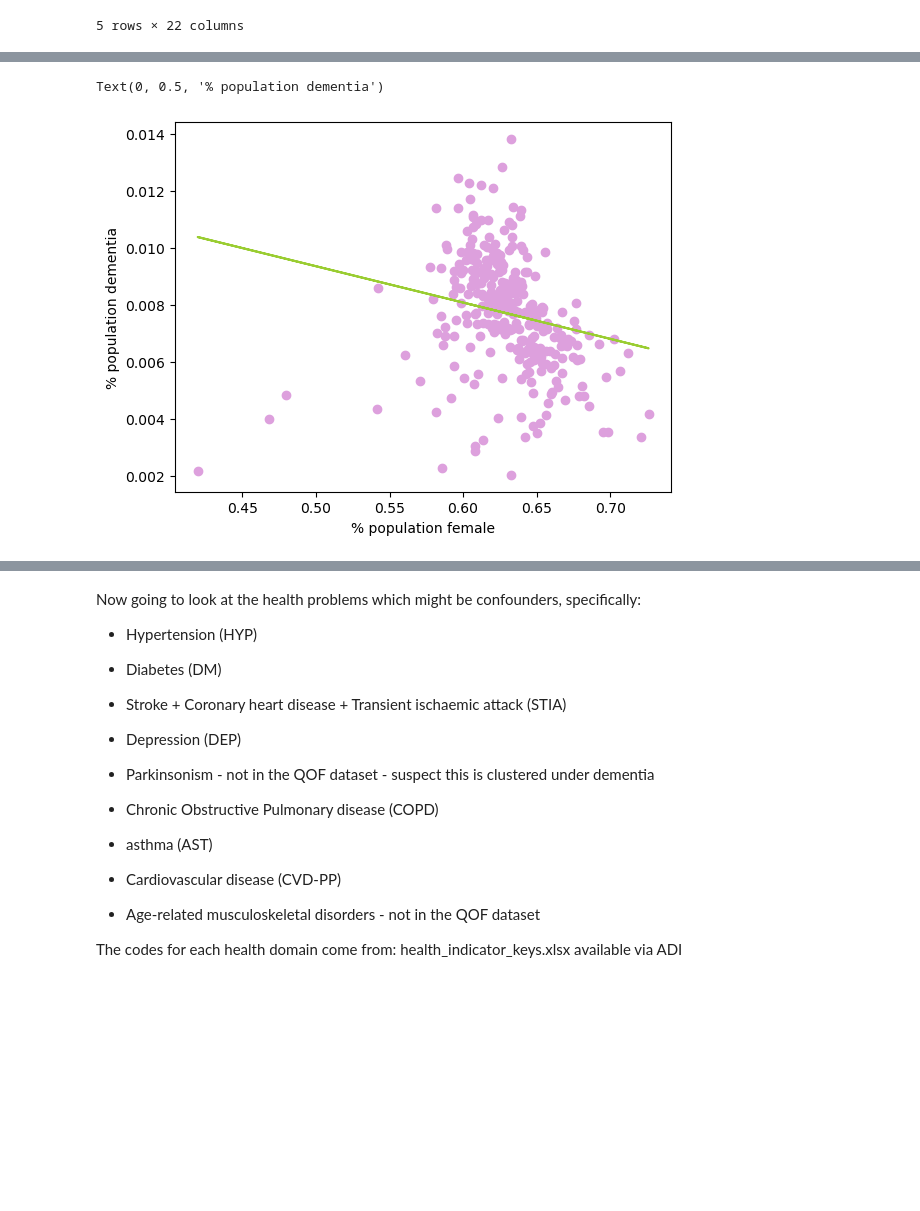
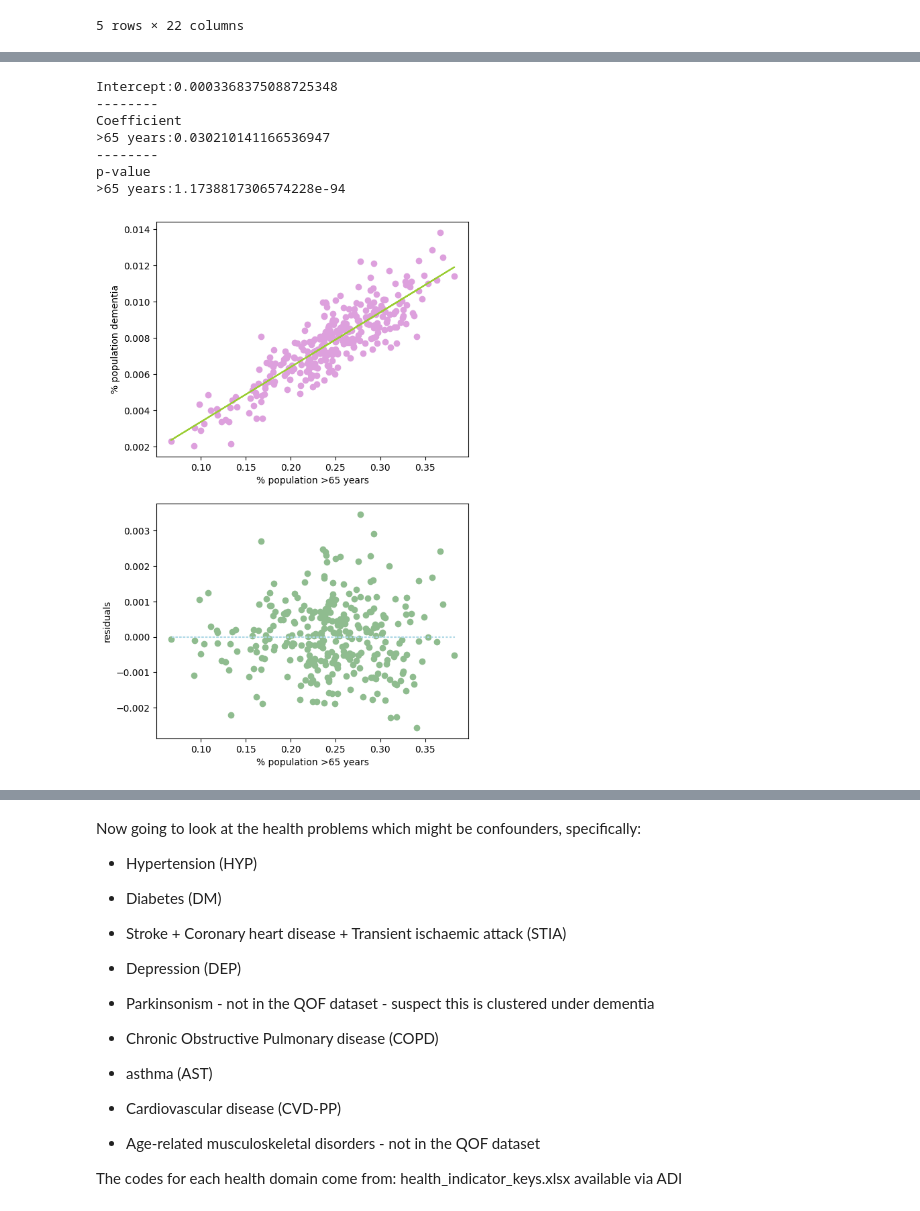
Before and after one commit to Bea-Taylor/DifDem_inequalities, a Jupyter notebook: nbs/core/03a_explore_datasets.ipynb, the cells around one changed output, grey strips where cells are left out. Drawn from its saved outputs; the diff is of its cells as text; code cells hidden in the pictures; blank space fills up the shorter version.

```diff
--- a/nbs/core/03a_explore_datasets.ipynb
+++ b/nbs/core/03a_explore_datasets.ipynb
@@ -211,19 +151,52 @@ Text(0, 0.5, '% population dementia')
-# %%
-# label data for regression
-x_gend = df_dem_covar['female_pc'].values.reshape(-1,1)
-y = df_dem_covar['DEM_afflicted_pc'].values.reshape(-1,1)
-
-regr = linear_model.LinearRegression()
-
-# fit regression
-regr.fit(x_gend, y)
-y_pred_gend = regr.predict(x_gend)
-
-# plot
-plt.scatter(x_gend, y, color='plum')
-plt.plot(x_gend, y_pred_gend, color='yellowgreen')
-plt.xlabel('% population female')
-plt.ylabel('% population dementia')
-# %% [output]
-Text(0, 0.5, '% population dementia')
-[figure, removed]
+# %%
+#|export
+
+def lin_reg_analysis(x,
+                     y,
+                     var_name:str):
+
+    x = x.values.reshape(-1,1)
+    y = y.values.reshape(-1,1)
+
+    regr = linear_model.LinearRegression()
+
+    # fit regression
+    regr.fit(x, y)
+    y_pred = regr.predict(x)
+
+    # residuals
+    resid = y-y_pred
+
+    plt.subplots(nrows=2, ncols= 1, figsize = (6,10))
+
+    plt.subplot(2, 1, 1)
+    plt.scatter(x, y, color='plum')
+    plt.plot(x, y_pred, color='yellowgreen')
+    plt.title('Linear Regression Model')
+    plt.xlabel(f'% population {var_name}')
+    plt.ylabel('% population dementia')
+
+    plt.subplot(2, 1, 2)
+    plt.scatter(x, resid, color='darkseagreen')
+    plt.plot(x, np.zeros(len(x)), ':', color='lightblue')
+    plt.title('Model Residuals')
+    plt.ylabel('Residuals')
+    plt.xlabel(f'% population {var_name}')
+
+    x_sm = sm.add_constant(x)
+    model = sm.OLS(y, x_sm).fit()
+
+    print(f'Intercept:{regr.intercept_[0]}')
+    print(f'-------- \nCoefficient \n{var_name}:{regr.coef_[0][0]}')
+    print(f'-------- \np-value\n{var_name}:{model.pvalues[1]}')
+# %%
+lin_reg_analysis(x=df_dem_covar['over_65_pc'], y=df_dem_covar['DEM_afflicted_pc'], var_name='>65 years')
+# %% [output]
+Intercept:0.0003368375088725348
+--------
+Coefficient
+>65 years:0.030210141166536947
+--------
+p-value
+>65 years:1.1738817306574228e-94
+[figure, added]
```
Also changed, not shown: parts of 16 cells of this notebook.
